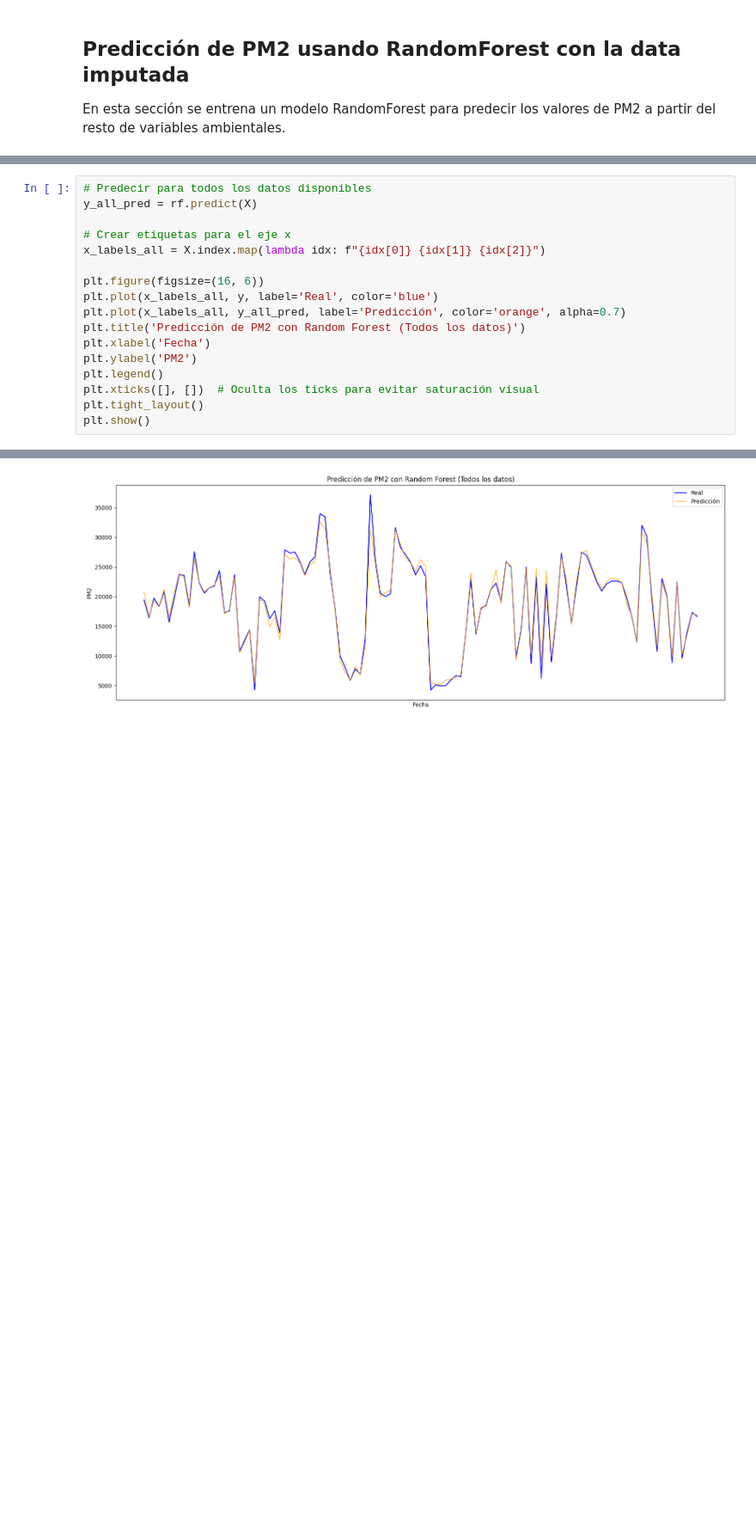
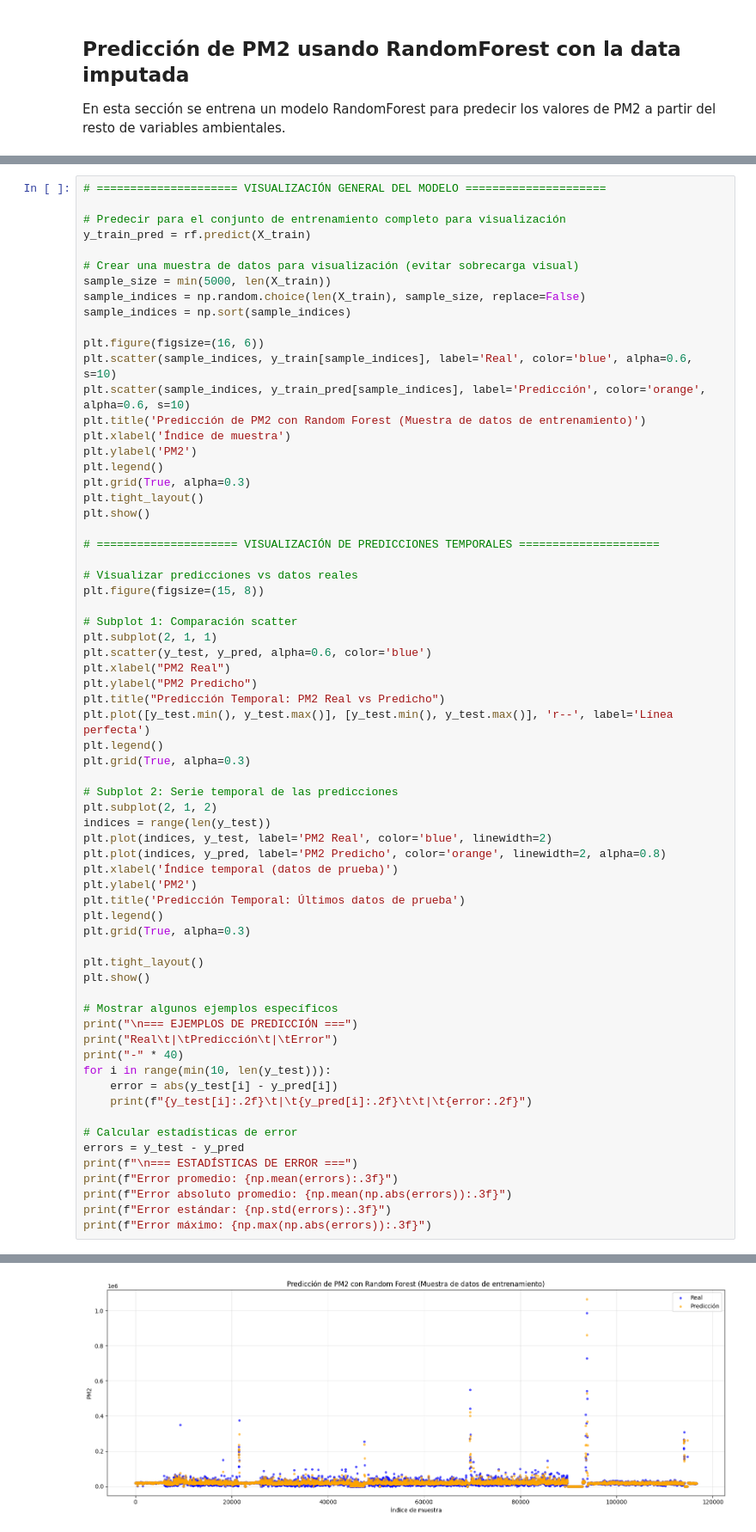
Before and after one commit to JossueJativa/InteligenciaArtificial2, a Jupyter notebook: Proyecto/EJDJ.ipynb, the cells around one changed output, grey strips where cells are left out. Shown: that part at 86% size. Saved outputs shown, nothing was run; the diff lists cells and outputs as text; blank space fills up the shorter version.

Commit message:
Predicciones futuras

```diff
--- a/Proyecto/EJDJ.ipynb
+++ b/Proyecto/EJDJ.ipynb
@@ -332,18 +408,67 @@ R2 Score: 0.939
 # %%
-# Predecir para todos los datos disponibles
-y_all_pred = rf.predict(X)
+# ===================== VISUALIZACIÓN GENERAL DEL MODELO =====================
 
-# Crear etiquetas para el eje x
-x_labels_all = X.index.map(lambda idx: f"{idx[0]} {idx[1]} {idx[2]}")
+# Predecir para el conjunto de entrenamiento completo para visualización
+y_train_pred = rf.predict(X_train)
+
+# Crear una muestra de datos para visualización (evitar sobrecarga visual)
+sample_size = min(5000, len(X_train))
+sample_indices = np.random.choice(len(X_train), sample_size, replace=False)
+sample_indices = np.sort(sample_indices)
 
 plt.figure(figsize=(16, 6))
-plt.plot(x_labels_all, y, label='Real', color='blue')
-plt.plot(x_labels_all, y_all_pred, label='Predicción', color='orange', alpha=0.7)
-plt.title('Predicción de PM2 con Random Forest (Todos los datos)')
-plt.xlabel('Fecha')
+plt.scatter(sample_indices, y_train[sample_indices], label='Real', color='blue', alpha=0.6, s=10)
+plt.scatter(sample_indices, y_train_pred[sample_indices], label='Predicción', color='orange', alpha=0.6, s=10)
+plt.title('Predicción de PM2 con Random Forest (Muestra de datos de entrenamiento)')
+plt.xlabel('Índice de muestra')
 plt.ylabel('PM2')
 plt.legend()
-plt.xticks([], [])  # Oculta los ticks para evitar saturación visual
+plt.grid(True, alpha=0.3)
 plt.tight_layout()
 plt.show()
+
+# ===================== VISUALIZACIÓN DE PREDICCIONES TEMPORALES =====================
+
+# Visualizar predicciones vs datos reales
+plt.figure(figsize=(15, 8))
+
+# Subplot 1: Comparación scatter
+plt.subplot(2, 1, 1)
+plt.scatter(y_test, y_pred, alpha=0.6, color='blue')
+plt.xlabel("PM2 Real")
+plt.ylabel("PM2 Predicho")
+plt.title("Predicción Temporal: PM2 Real vs Predicho")
+plt.plot([y_test.min(), y_test.max()], [y_test.min(), y_test.max()], 'r--', label='Línea perfecta')
+plt.legend()
+plt.grid(True, alpha=0.3)
+
+# Subplot 2: Serie temporal de las predicciones
+plt.subplot(2, 1, 2)
+indices = range(len(y_test))
+plt.plot(indices, y_test, label='PM2 Real', color='blue', linewidth=2)
+plt.plot(indices, y_pred, label='PM2 Predicho', color='orange', linewidth=2, alpha=0.8)
+plt.xlabel('Índice temporal (datos de prueba)')
+plt.ylabel('PM2')
+plt.title('Predicción Temporal: Últimos datos de prueba')
+plt.legend()
+plt.grid(True, alpha=0.3)
+
+plt.tight_layout()
+plt.show()
+
+# Mostrar algunos ejemplos específicos
+print("\n=== EJEMPLOS DE PREDICCIÓN ===")
+print("Real\t|\tPredicción\t|\tError")
+print("-" * 40)
+for i in range(min(10, len(y_test))):
+    error = abs(y_test[i] - y_pred[i])
+    print(f"{y_test[i]:.2f}\t|\t{y_pred[i]:.2f}\t\t|\t{error:.2f}")
+
+# Calcular estadísticas de error
+errors = y_test - y_pred
+print(f"\n=== ESTADÍSTICAS DE ERROR ===")
+print(f"Error promedio: {np.mean(errors):.3f}")
+print(f"Error absoluto promedio: {np.mean(np.abs(errors)):.3f}")
+print(f"Error estándar: {np.std(errors):.3f}")
+print(f"Error máximo: {np.max(np.abs(errors)):.3f}")
 # %% [output]
@@ -350 +478 @@ plt.show()
-[figure, old version]
+[figure, new version]
```
Also changed, not shown: parts of 7 cells of this notebook.
